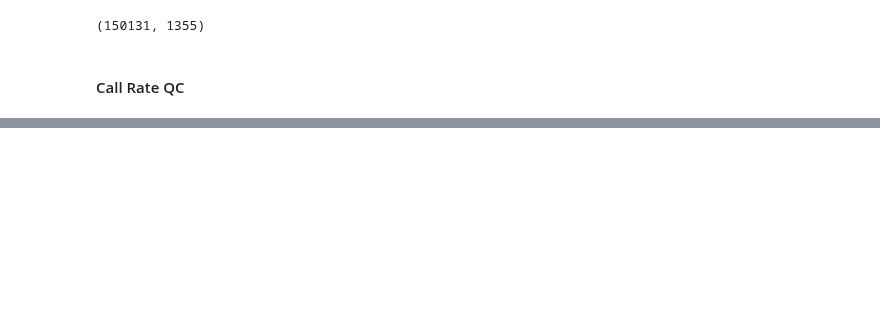
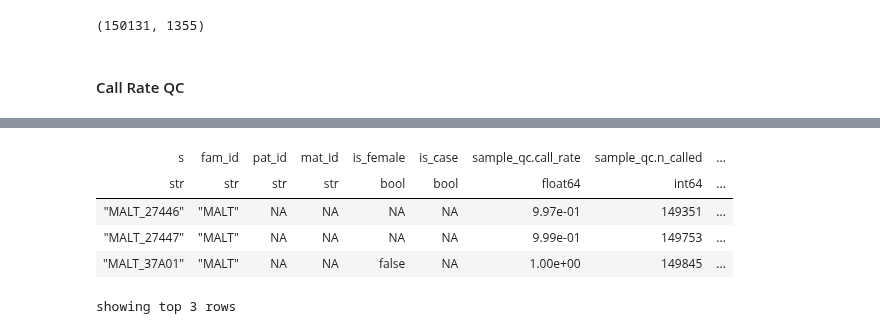
Before and after one commit to related-sciences/gwas-analysis, a Jupyter notebook: notebooks/organism/canine/cg-hail-02.ipynb, the cells around one changed output, grey strips where cells are left out. Drawn from its saved outputs; the diff is of its cells as text; code cells hidden in the pictures; blank space fills up the shorter version.

```diff
--- a/notebooks/organism/canine/cg-hail-02.ipynb
+++ b/notebooks/organism/canine/cg-hail-02.ipynb
@@ -92,0 +120,2 @@ mt_qc.write()
+# %%
+mt = hl.read_matrix_table('/tmp/mt_ref_qc_1.mt')
@@ -92,0 +148,9 @@ mt_qc.write()
+# %%
+mts[top_breeds[0]].cols().show(3)
+# %% [output]
+| s | fam_id | pat_id | mat_id | is_female | is_case | sample_qc.call_rate | sample_qc.n_called | ... |
+| str | str | str | str | bool | bool | float64 | int64 | ... |
+| "MALT_27446" | "MALT" | NA | NA | NA | NA | 9.97e-01 | 149351 | ... |
+| "MALT_27447" | "MALT" | NA | NA | NA | NA | 9.99e-01 | 149753 | ... |
+| "MALT_37A01" | "MALT" | NA | NA | false | NA | 1.00e+00 | 149845 | ... |
+showing top 3 rows
```
Also changed, not shown: parts of 25 cells of this notebook, 1 other file.
